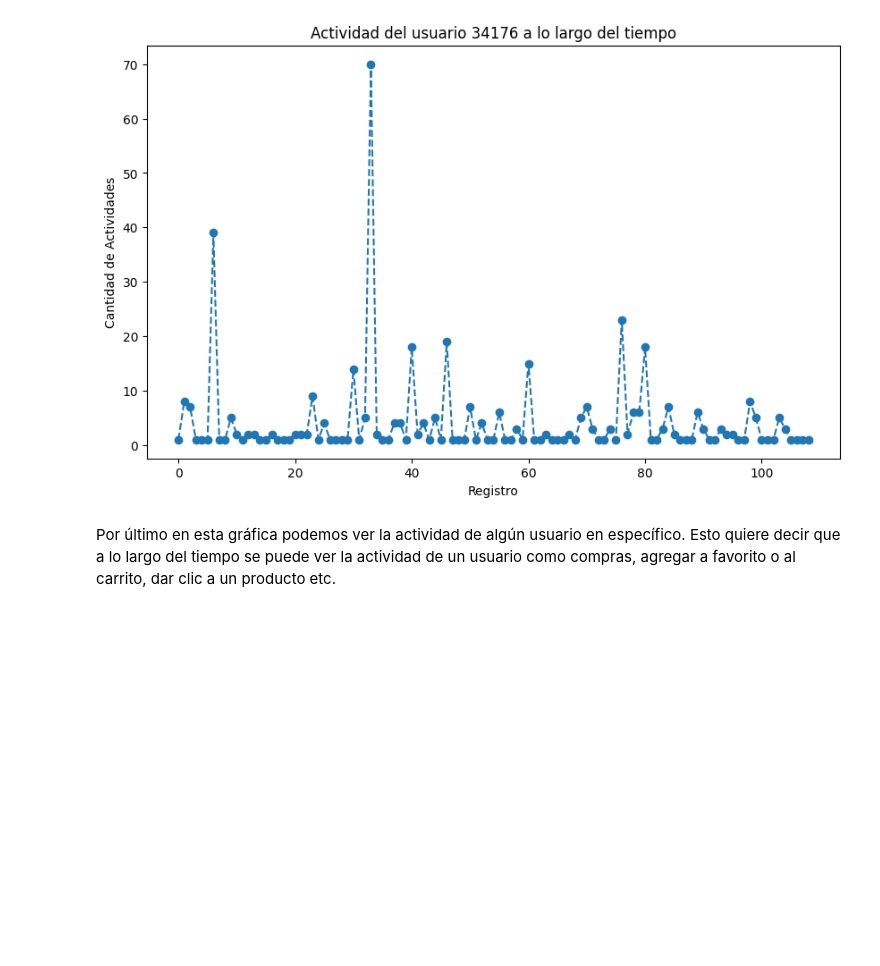
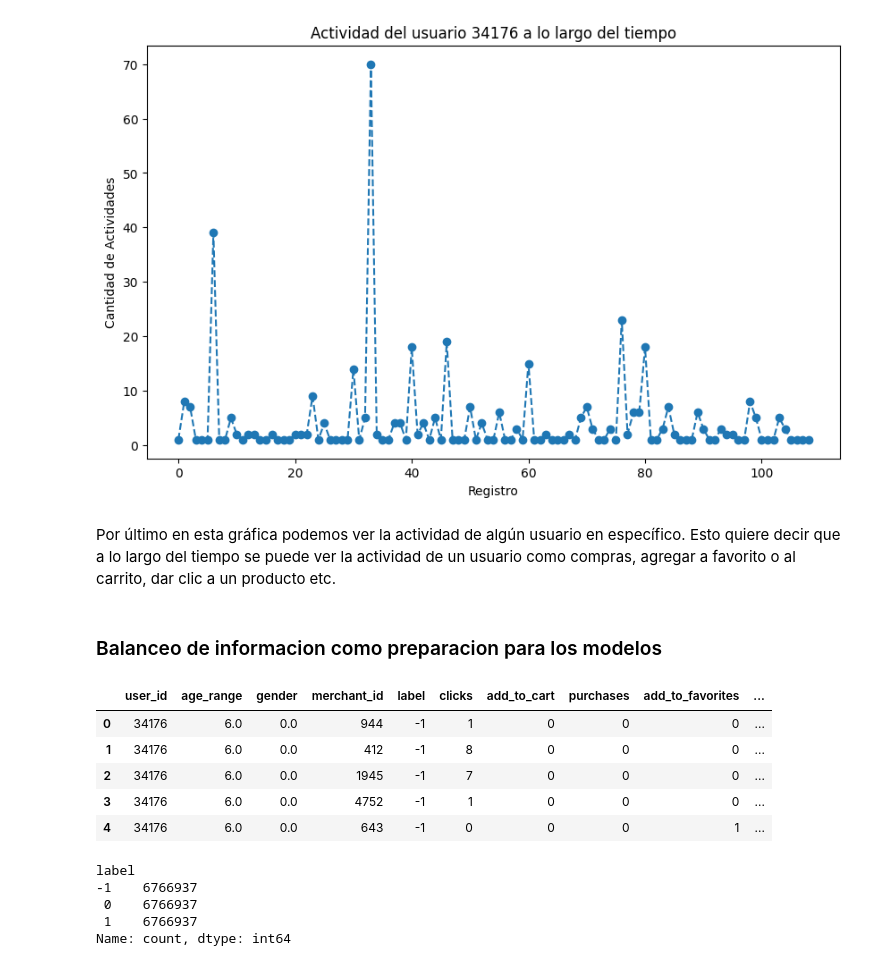
Before and after one commit to Dahernandezsilve/P2DataScience, a Jupyter notebook: Proyecto2.ipynb, the cells around one changed output. Cells and saved outputs as stored; diff of their text form; code cells hidden in the pictures; blank space fills up the shorter version.

```diff
--- a/Proyecto2.ipynb
+++ b/Proyecto2.ipynb
@@ -371,0 +523,4 @@ dataTrain_activity_clean = pd.read_csv("data/train_cleaned_data.csv")
+# %%
+for column in dataTrain_activity_clean.columns:
+    if column == 'Unnamed: 0':
+        dataTrain_activity_clean = dataTrain_activity_clean.drop('Unnamed: 0', axis=1)
@@ -596,3 +764,38 @@ plt.show()
 [figure]
 # %% [markdown]
 Por último en esta gráfica podemos ver la actividad de algún usuario en específico. Esto quiere decir que a lo largo del tiempo se puede ver la actividad de un usuario como compras, agregar a favorito o al carrito, dar clic a un producto etc.
+# %% [markdown]
+### Balanceo de informacion como preparacion para los modelos
+# %%
+dataTrain_activity_to_balance = dataTrain_activity_clean.drop('activity_log', axis=1)
+# %%
+dataTrain_activity_to_balance = dataTrain_activity_to_balance.drop('action_type', axis=1)
+dataTrain_activity_to_balance = dataTrain_activity_to_balance.drop('category_id', axis=1)
+dataTrain_activity_to_balance = dataTrain_activity_to_balance.drop('item_id', axis=1)
+dataTrain_activity_to_balance = dataTrain_activity_to_balance.drop('time_stamp', axis=1)
+# %%
+dataTrain_activity_to_balance = dataTrain_activity_to_balance.drop('brand_id', axis=1)
+# %%
+dataTrain_activity_to_balance.head()
+# %% [output]
+|  | user_id | age_range | gender | merchant_id | label | clicks | add_to_cart | purchases | add_to_favorites | ... |
+| 0 | 34176 | 6.0 | 0.0 | 944 | -1 | 1 | 0 | 0 | 0 | ... |
+| 1 | 34176 | 6.0 | 0.0 | 412 | -1 | 8 | 0 | 0 | 0 | ... |
+| 2 | 34176 | 6.0 | 0.0 | 1945 | -1 | 7 | 0 | 0 | 0 | ... |
+| 3 | 34176 | 6.0 | 0.0 | 4752 | -1 | 1 | 0 | 0 | 0 | ... |
+| 4 | 34176 | 6.0 | 0.0 | 643 | -1 | 0 | 0 | 0 | 1 | ... |
+# %%
+X = dataTrain_activity_to_balance.drop('label', axis=1)
+y = dataTrain_activity_to_balance['label']
+
+smote = SMOTE(random_state=42)
+X_smote, y_smote = smote.fit_resample(X, y)
+
+data_balanceado = pd.concat([pd.DataFrame(X_smote), pd.DataFrame(y_smote, columns=['label'])], axis=1)
+print(data_balanceado['label'].value_counts())
+# %% [output]
+label
+-1    6766937
+ 0    6766937
+ 1    6766937
+Name: count, dtype: int64
```
Also changed, not shown: parts of 21 cells of this notebook.
